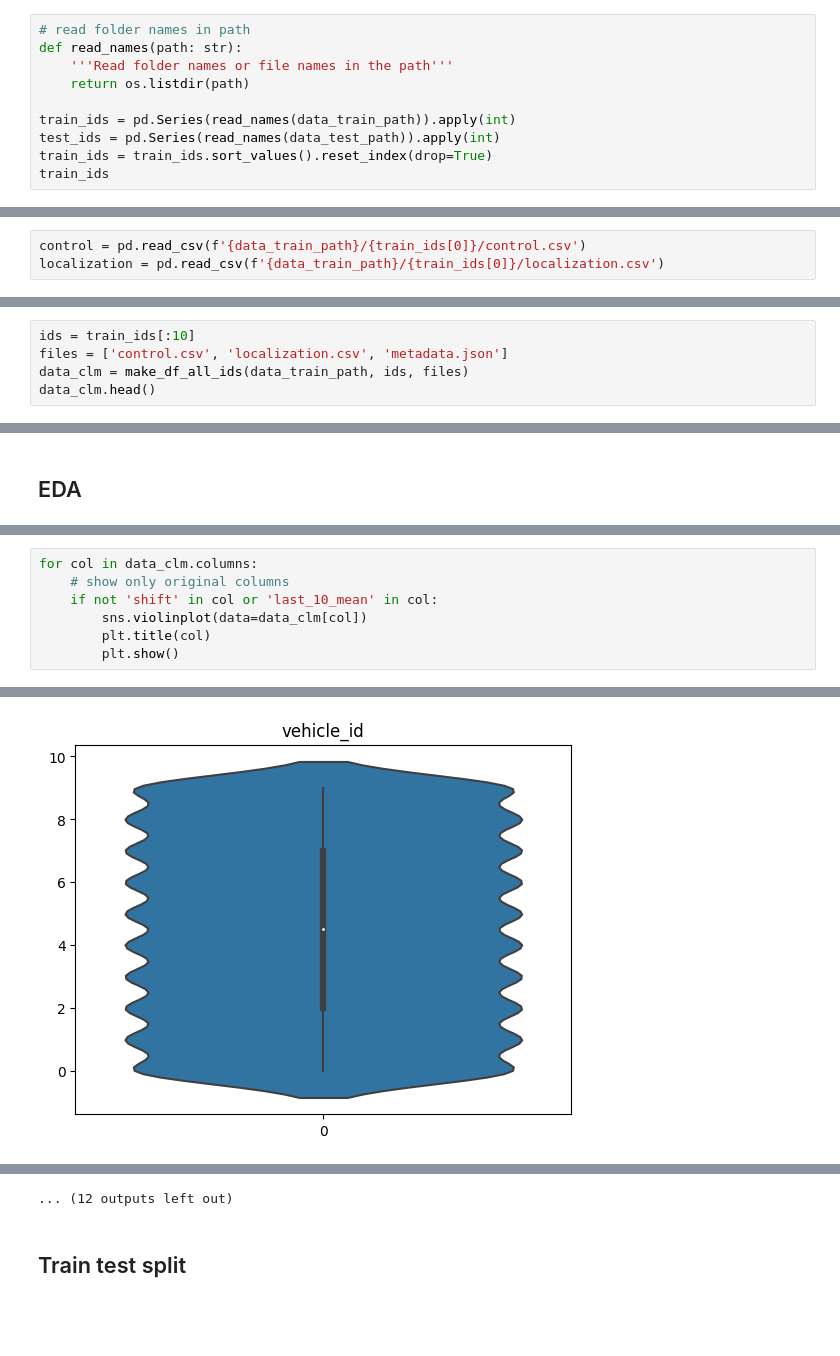
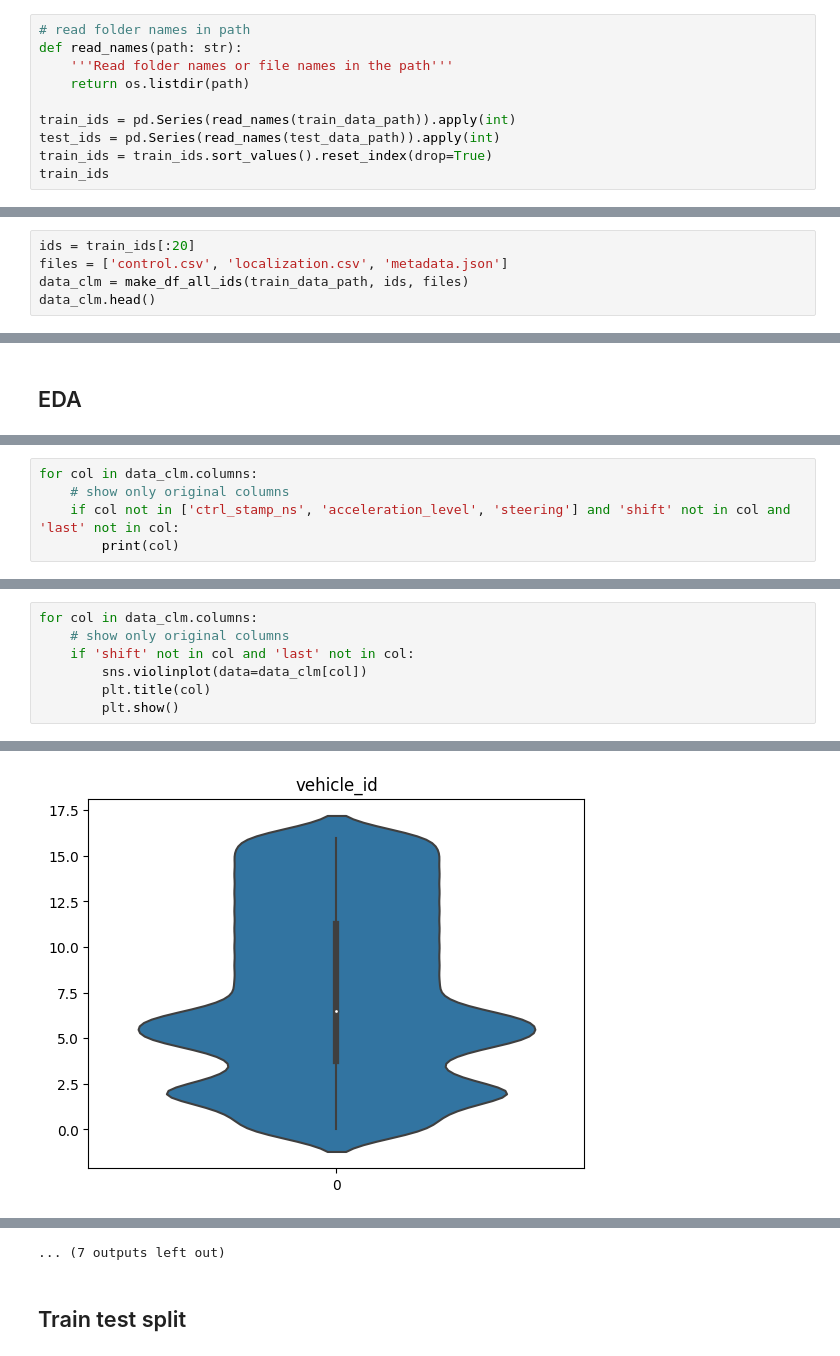
Before and after one commit to rvegrc/self_drive, a Jupyter notebook: self-driving.ipynb, the cells around one changed output, grey strips where cells are left out. Saved outputs shown, nothing was run; the diff lists cells and outputs as text; blank space fills up the shorter version.

```diff
--- a/self-driving.ipynb
+++ b/self-driving.ipynb
@@ -198,8 +198,8 @@ def read_names(path: str):
     '''Read folder names or file names in the path'''
     return os.listdir(path)
 
-train_ids = pd.Series(read_names(data_train_path)).apply(int)
-test_ids = pd.Series(read_names(data_test_path)).apply(int)
+train_ids = pd.Series(read_names(train_data_path)).apply(int)
+test_ids = pd.Series(read_names(test_data_path)).apply(int)
 train_ids = train_ids.sort_values().reset_index(drop=True)
 train_ids
 # %% [output]
@@ -217,9 +217,6 @@ train_ids
 Length: 42000, dtype: int64
 # %% [markdown]
 ### Create functions for load data
-# %%
-control = pd.read_csv(f'{data_train_path}/{train_ids[0]}/control.csv')
-localization = pd.read_csv(f'{data_train_path}/{train_ids[0]}/localization.csv')
 # %%
 def find_min_max(control:pd.DataFrame, localization:pd.DataFrame):
     '''Find min and max timestamp in localization for each timestamp in control dataframe'''
@@ -394,9 +391,9 @@ def make_df_all_ids(path: str, ids: pd.Series, files: list) -> pd.DataFrame:
 
     return data_clm
 # %%
-ids = train_ids[:10]
+ids = train_ids[:20]
 files = ['control.csv', 'localization.csv', 'metadata.json']
-data_clm = make_df_all_ids(data_train_path, ids, files)
+data_clm = make_df_all_ids(train_data_path, ids, files)
 data_clm.head()
 # %% [output]
 |  | ctrl_stamp_ns | acceleration_level | steering | x | y | z | roll | pitch | yaw | ... |
@@ -420,0 +432,5 @@ pd.read_parquet(f'{tmp_data_path}/self_driving.parquet').head()
+# %%
+for col in data_clm.columns:
+    # show only original columns
+    if col not in ['ctrl_stamp_ns', 'acceleration_level', 'steering'] and 'shift' not in col and 'last' not in col:
+        print(col)
@@ -421,7 +454,7 @@ pd.read_parquet(f'{tmp_data_path}/self_driving.parquet').head()
 # %%
 for col in data_clm.columns:
     # show only original columns
-    if not 'shift' in col or 'last_10_mean' in col:
+    if 'shift' not in col and 'last' not in col:
         sns.violinplot(data=data_clm[col])
         plt.title(col)
         plt.show()
@@ -438 +471 @@ for col in data_clm.columns:
-[figure, old version]
+[figure, new version]
@@ -441,3 +474,3 @@ for col in data_clm.columns:
-... (12 outputs left out)
+... (7 outputs left out)
 # %% [markdown]
 ## Train test split
```
Also changed, not shown: parts of 23 cells of this notebook, 2 other files.
